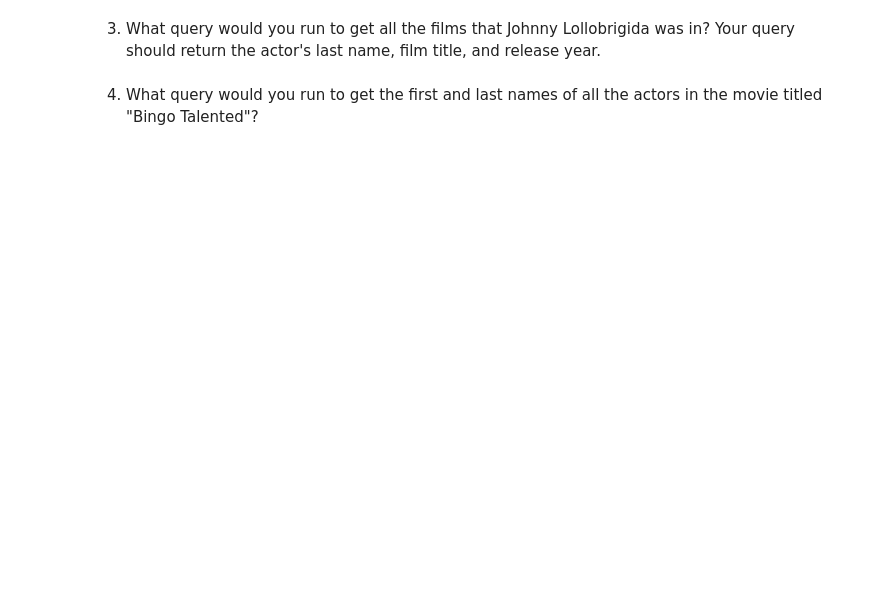
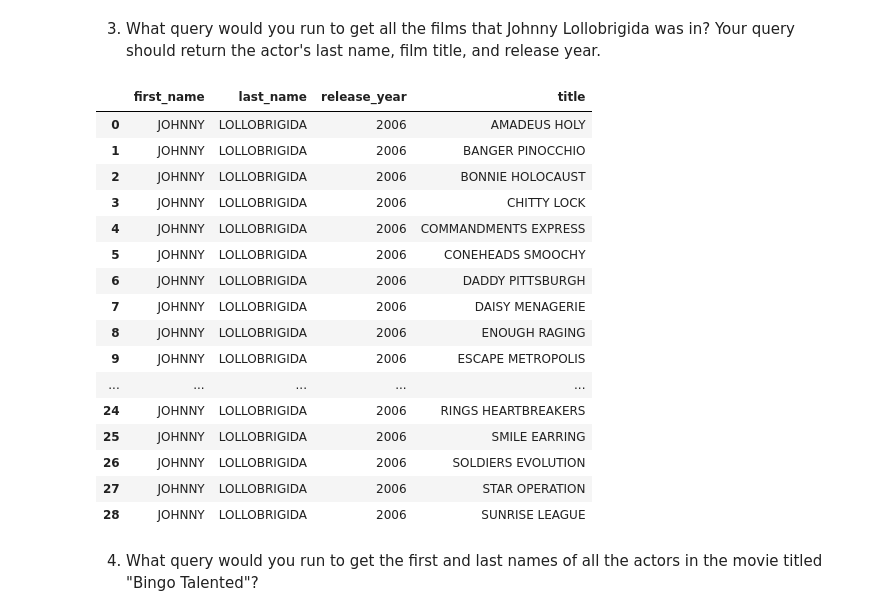
Before and after one commit to sharclark/Sakila-Core-Shar, a Jupyter notebook: Sakila Core Shar.ipynb, the cells around one changed output. Saved outputs shown, nothing was run; the diff lists cells and outputs as text; code cells hidden in the pictures; blank space fills up the shorter version.

```diff
--- a/Sakila Core Shar.ipynb
+++ b/Sakila Core Shar.ipynb
@@ -40,9 +68,30 @@ WHERE name = 'Comedy';
 # %% [markdown]
 3. What query would you run to get all the films that Johnny Lollobrigida was in? Your query should return the actor's last name, film title, and release year.
 # %%
-USE sakila;
-SELECT * FROM film, actor
-WHERE first_name = 'Johnny' AND last_name = 'Lollobrigida';
+q = '''SELECT actor.first_name, actor.last_name, film.release_year, film.title
+FROM film
+JOIN film_actor ON film_actor.film_id = film.film_id
+JOIN actor ON film_actor.actor_id = actor.actor_id
+WHERE actor.first_name = 'JOHNNY' AND actor.last_name = 'LOLLOBRIGIDA';'''
+pd.read_sql(q,engine)
+# %% [output]
+|  | first_name | last_name | release_year | title |
+| 0 | JOHNNY | LOLLOBRIGIDA | 2006 | AMADEUS HOLY |
+| 1 | JOHNNY | LOLLOBRIGIDA | 2006 | BANGER PINOCCHIO |
+| 2 | JOHNNY | LOLLOBRIGIDA | 2006 | BONNIE HOLOCAUST |
+| 3 | JOHNNY | LOLLOBRIGIDA | 2006 | CHITTY LOCK |
+| 4 | JOHNNY | LOLLOBRIGIDA | 2006 | COMMANDMENTS EXPRESS |
+| 5 | JOHNNY | LOLLOBRIGIDA | 2006 | CONEHEADS SMOOCHY |
+| 6 | JOHNNY | LOLLOBRIGIDA | 2006 | DADDY PITTSBURGH |
+| 7 | JOHNNY | LOLLOBRIGIDA | 2006 | DAISY MENAGERIE |
+| 8 | JOHNNY | LOLLOBRIGIDA | 2006 | ENOUGH RAGING |
+| 9 | JOHNNY | LOLLOBRIGIDA | 2006 | ESCAPE METROPOLIS |
+| ... | ... | ... | ... | ... |
+| 24 | JOHNNY | LOLLOBRIGIDA | 2006 | RINGS HEARTBREAKERS |
+| 25 | JOHNNY | LOLLOBRIGIDA | 2006 | SMILE EARRING |
+| 26 | JOHNNY | LOLLOBRIGIDA | 2006 | SOLDIERS EVOLUTION |
+| 27 | JOHNNY | LOLLOBRIGIDA | 2006 | STAR OPERATION |
+| 28 | JOHNNY | LOLLOBRIGIDA | 2006 | SUNRISE LEAGUE |
 # %% [markdown]
 4. What query would you run to get the first and last names of all the actors in the movie titled "Bingo Talented"?
 # %%
```
Also changed, not shown: parts of 5 cells of this notebook.
